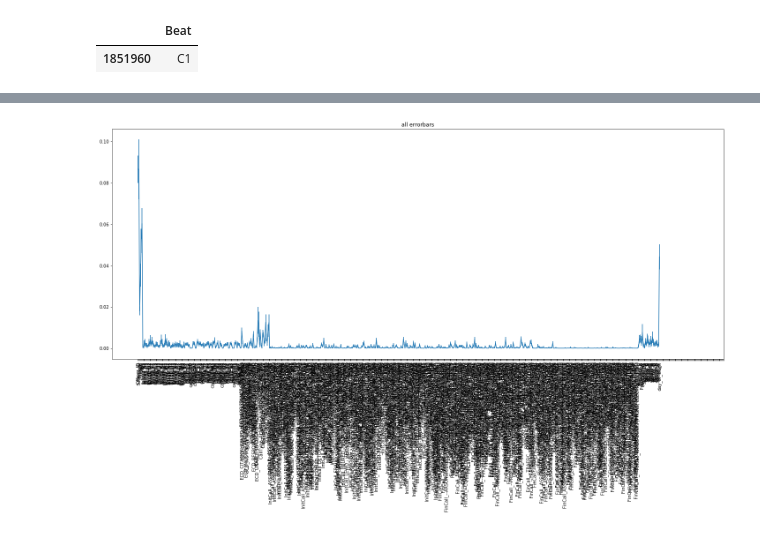
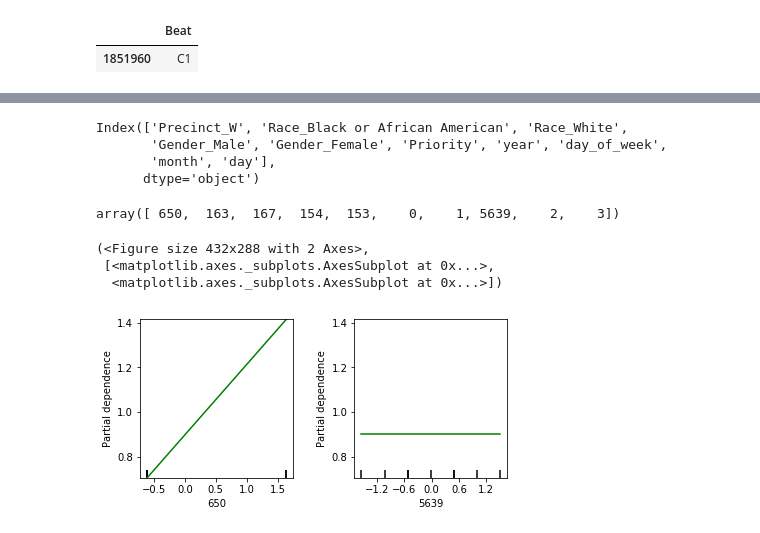
Before and after one commit to SarahMBurgart/use-of-force, a Jupyter notebook: EDA.ipynb, the cells around one changed output, grey strips where cells are left out. Saved outputs shown, nothing was run; the diff lists cells and outputs as text; code cells hidden in the pictures.

Commit message:
feature importances and partial dependencies

```diff
--- a/EDA.ipynb
+++ b/EDA.ipynb
@@ -245,3 +216,9 @@ for v, i in zip(dfrs.values, dfrs.index):
 # len(two) == 362
 s = [x > 1 for x in dfrs]
 dd =dfrs[s]
+
+ts = rev_df[rev_df["CAD_Event_Number"].isin(two)]
+indices = ts[ts["ECD_-"] == 1].index
+indices
+
+rev_df.drop(indices, axis=0, inplace=True)
@@ -304,6 +293,6 @@ clf = RandomForestClassifier(n_estimators=100, random_state=659, oob_score=True)
 # X for classifier
 X = rev_df.drop(["index", "call_epoch", "force_epoch", "Incident_Num", "CAD_Event_Number", "Original_Time_Queued",
                 "forcelevel_Level 1 - Use of Force", "forcelevel_Level 2 - Use of Force", "forcelevel_Level 3 - OIS",
-                "forcelevel_Level 3 - Use of Force", "time"], axis=1)
+                "forcelevel_Level 3 - Use of Force", "time ","time"], axis=1)
 
-X.columns
+#X.info(verbose=True)
@@ -317,3 +299,5 @@ Index(['Priority', 'year', 'month', 'day', 'forceb_-', 'forceb_99',
+# %%
+X = StandardScaler().fit_transform(X)
 # %%
 y = merged.Force_Level
 y.replace({"Level 1 - Use of Force":1,"Level 2 - Use of Force":2,"Level 3 - OIS":4, "Level 3 - Use of Force": 3 })
@@ -393,0 +342,16 @@ Index(['CAD Event Number', 'Event Clearance Description', 'Call Type',
+# %%
+# need to do gradient boosting to do partial dependency plotting
+gdbr = GradientBoostingClassifier(n_estimators=10, learning_rate=1.0,
+                                  max_depth=1, random_state=0).fit(X_train, y_train)
+# %%
+#gdbr.feature_importances_
+
+indices_gdbr = np.argsort(gdbr.feature_importances_)
+big_gdbr = indices[-10:]
+
+cols[big_gdbr]
+# %% [output]
+Index(['Precinct_W', 'Race_Black or African American', 'Race_White',
+       'Gender_Male', 'Gender_Female', 'Priority', 'year', 'day_of_week',
+       'month', 'day'],
+      dtype='object')
@@ -393,0 +362,4 @@ Index(['CAD Event Number', 'Event Clearance Description', 'Call Type',
+# %%
+big_gdbr, gdbr.classes_
+# %% [output]
+array([ 650,  163,  167,  154,  153,    0,    1, 5639,    2,    3])
@@ -394,3 +368,12 @@ Index(['CAD Event Number', 'Event Clearance Description', 'Call Type',
+# %%
+# partial dependence
+features = [650, 163, 167, 154, 153, 0, 1, 5639, 2, 3]
+plot_partial_dependence(gdbr, X_train, [650, 5639], label='Level 2 - Use of Force')
+# %% [output]
+(<Figure size 432x288 with 2 Axes>,
+ [<matplotlib.axes._subplots.AxesSubplot at 0x...>,
+  <matplotlib.axes._subplots.AxesSubplot at 0x...>])
+[figure, added]
 # %%
 
 importance = np.std([tree.feature_importances_
@@ -411,11 +394,9 @@ ax.set_title('all errorbars')
 #fig.suptitle('Errors')
 
 plt.tight_layout()
-plt.xticks(np.arange(758), X.columns, rotation="vertical")
+plt.xticks(np.arange(len(r)), X.columns, rotation="vertical")
 plt.show();
 #plt.bar(r, f, yerr=yerr, align="center");
-# %% [output]
-[figure, removed]
 # %%
 '''force3.Incident_Num.value_counts()
 t = force3[force3["Incident_Num"] == 12308]
```
Also changed, not shown: parts of 32 cells of this notebook.
